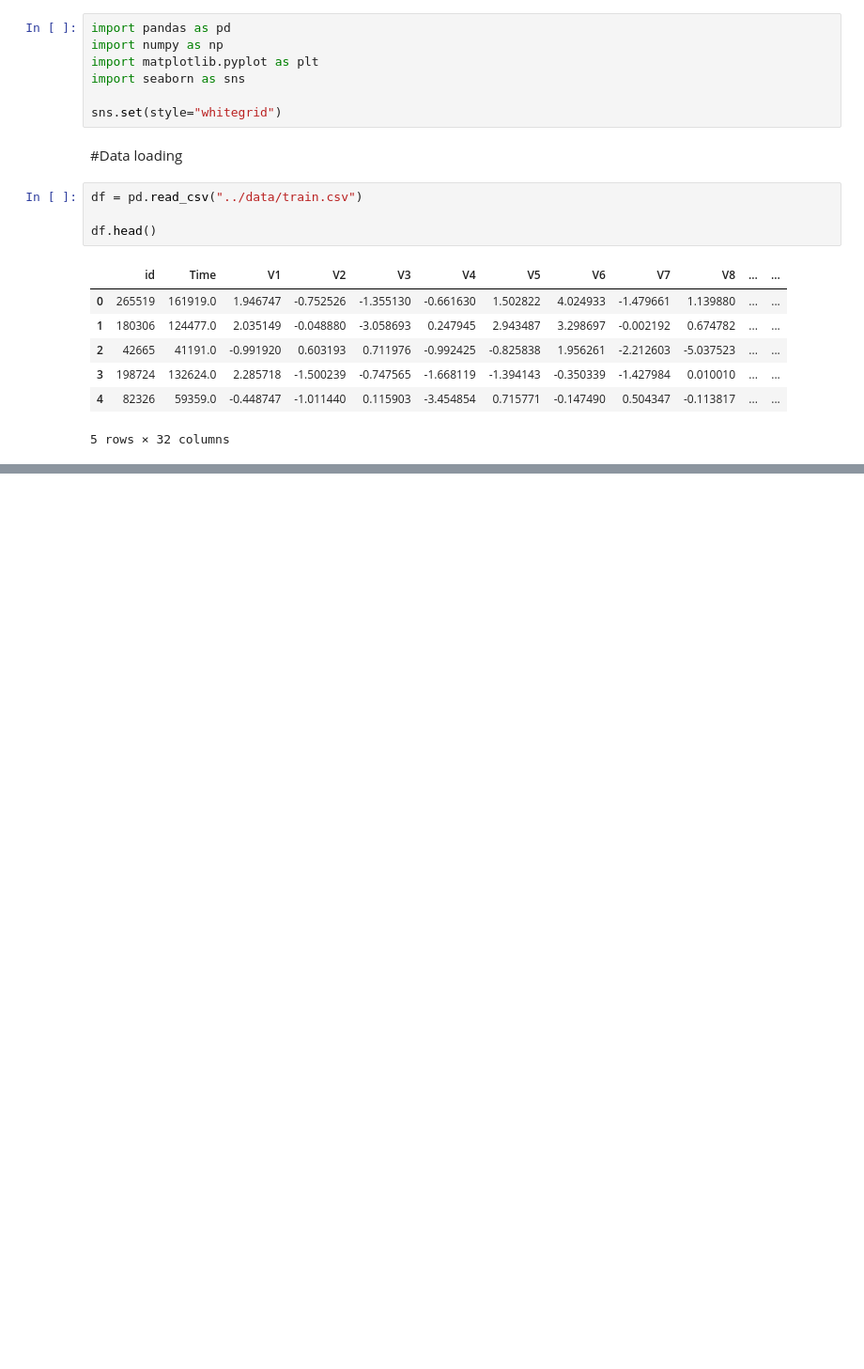
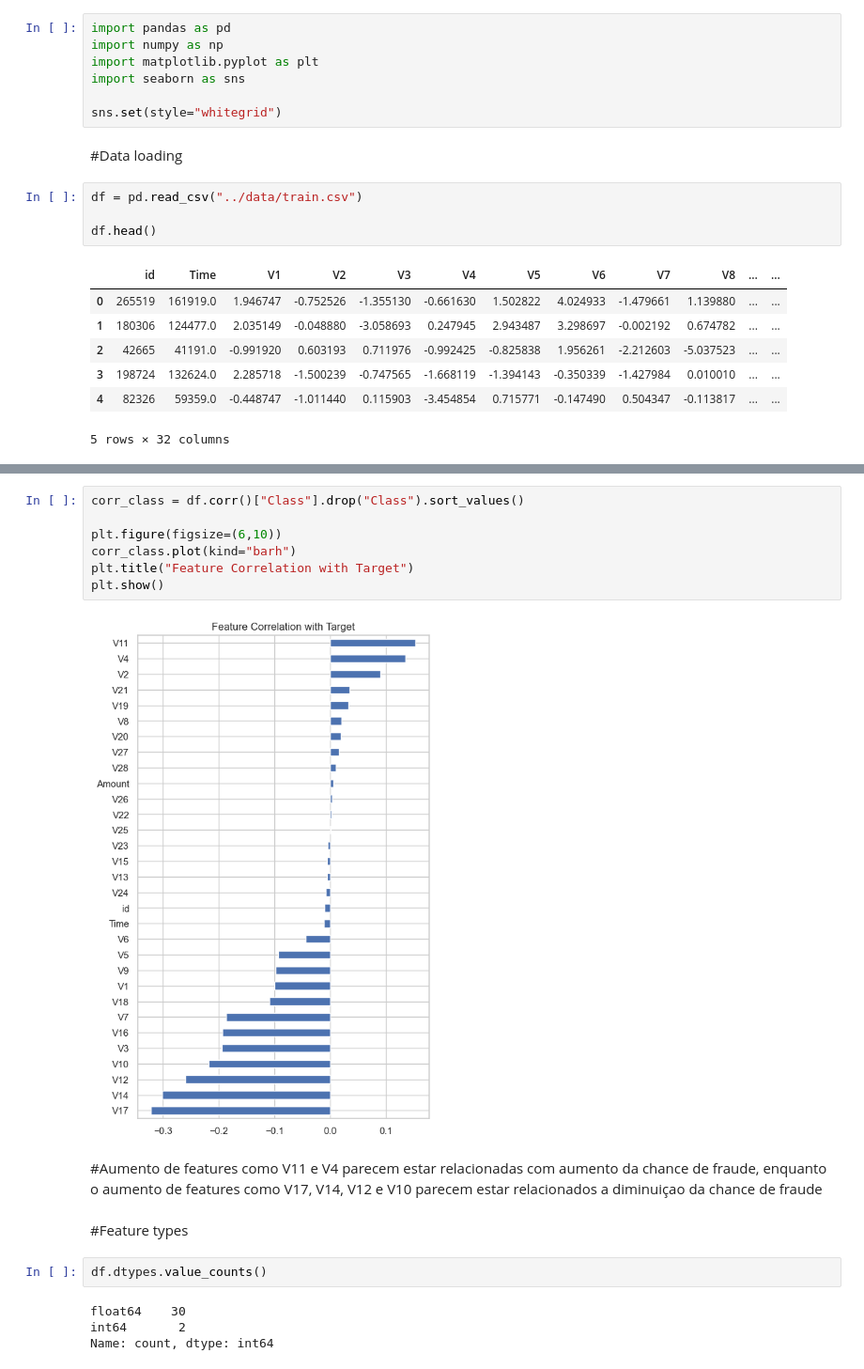
Before and after one commit to alicebarbosam/fraud-detection-kaggle, a Jupyter notebook: notebooks/eda.ipynb, the cells around one changed output, grey strips where cells are left out. Shown at 94% size. Drawn from its saved outputs; the diff is of its cells as text; blank space fills up the shorter version.

```diff
--- a/notebooks/eda.ipynb
+++ b/notebooks/eda.ipynb
@@ -23,0 +114,19 @@ df.head()
+# %%
+corr_class = df.corr()["Class"].drop("Class").sort_values()
+
+plt.figure(figsize=(6,10))
+corr_class.plot(kind="barh")
+plt.title("Feature Correlation with Target")
+plt.show()
+# %% [output]
+[figure, added]
+# %% [markdown]
+#Aumento de features como V11 e V4 parecem estar relacionadas com aumento da chance de fraude, enquanto o aumento de features como V17, V14, V12 e V10 parecem estar relacionados a diminuiçao da chance de fraude
+# %% [markdown]
+#Feature types
+# %%
+df.dtypes.value_counts()
+# %% [output]
+float64    30
+int64       2
+Name: count, dtype: int64
```
Also changed, not shown: parts of 23 cells of this notebook.
